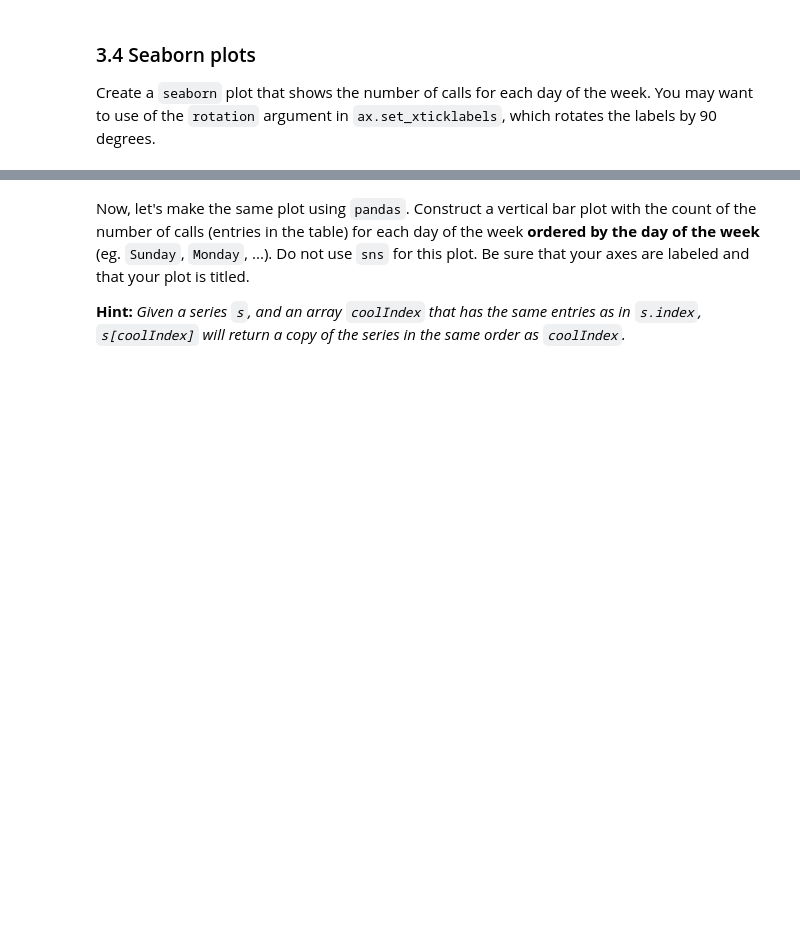
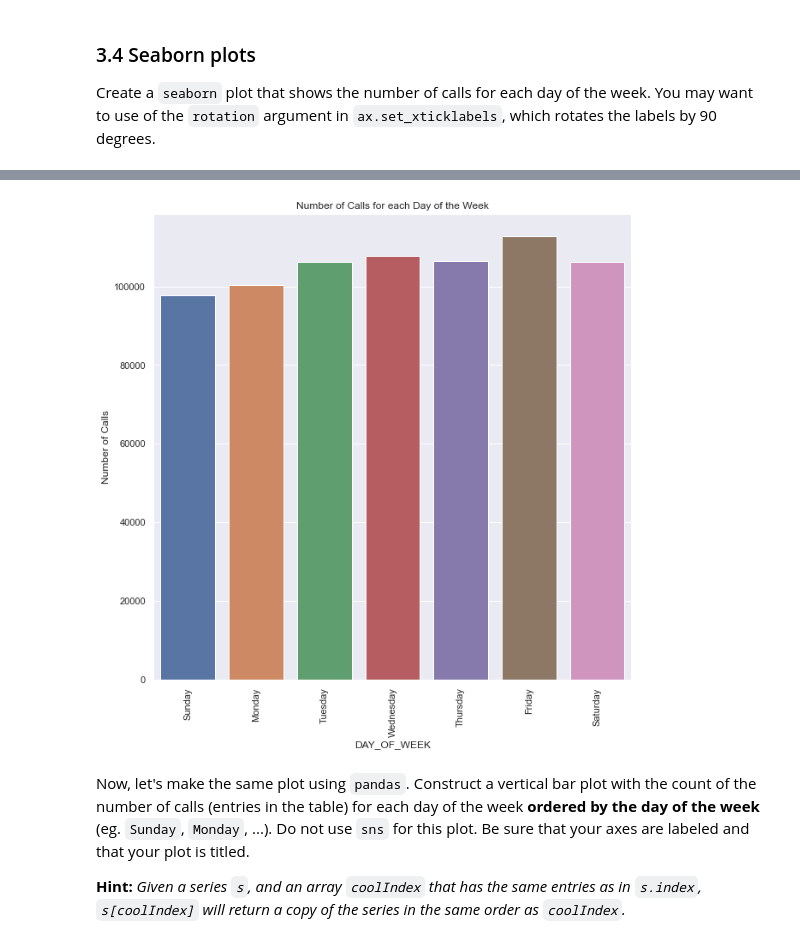
Before and after one commit to aarif-razak/cs439Work, a Jupyter notebook: Lab3/Release Lab 3 - Exploratory Data Analysis - V2.ipynb, the cells around one changed output, grey strips where cells are left out. Drawn from its saved outputs; the diff is of its cells as text; code cells hidden in the pictures; blank space fills up the shorter version.

```diff
--- a/Lab3/Release Lab 3 - Exploratory Data Analysis - V2.ipynb
+++ b/Lab3/Release Lab 3 - Exploratory Data Analysis - V2.ipynb
@@ -549,3 +542,23 @@ days = ["Sunday", "Monday", "Tuesday", "Wednesday", "Thursday", "Friday", "Satur
+# %%
+days = ["Sunday", "Monday", "Tuesday", "Wednesday", "Thursday", "Friday", "Saturday"]
+### BEGIN SOLUTION
+
+import datetime as dt
+from datetime import date
+import calendar
+
+s = calls['CMPLNT_FR_DT'] #grab as a series
+
+converted= pd.to_datetime(s, errors = 'coerce') #using 'errors = coerce' avoids null values being annoying
+
+
+#we need to add a new column (series) to the dataframe calls
+calls["DAY_OF_WEEK"] = converted.dt.day_name()
+
+end;
+
+
+### END SOLUTION
 # %% [markdown]
 ### 3.4 Seaborn plots
 
@@ -559,3 +566,30 @@ Create a `seaborn` plot that shows the number of calls for each day of the week.
+# %%
+### BEGIN SOLUTION
+
+import seaborn as sns
+
+groupedByDOW = calls.DAY_OF_WEEK
+
+#groupedByDOW
+
+data2 = pd.DataFrame(data = groupedByDOW)
+
+#display(groupedByDOW)
+
+sns.set(rc = {'figure.figsize':(10,10)})
+
+ax = sns.countplot(data= data2, x = "DAY_OF_WEEK", order = days)
+ax.set_title("Number of Calls for each Day of the Week")
+ax.set_ylabel("Number of Calls")
+ax.set_xlabel("DAY_OF_WEEK")
+ax.set_xticklabels(labels = days, rotation = 90)
+
+end;
+
+
+### END SOLUTION
+# %% [output]
+[figure, added]
 # %% [markdown]
 Now, let's make the same plot using `pandas`. Construct a vertical bar plot with the count of the number of calls (entries in the table) for each day of the week **ordered by the day of the week** (eg. `Sunday`, `Monday`, ...). Do not use `sns` for this plot. Be sure that your axes are labeled and that your plot is titled.
 
```
Also changed, not shown: parts of 6 cells of this notebook.
